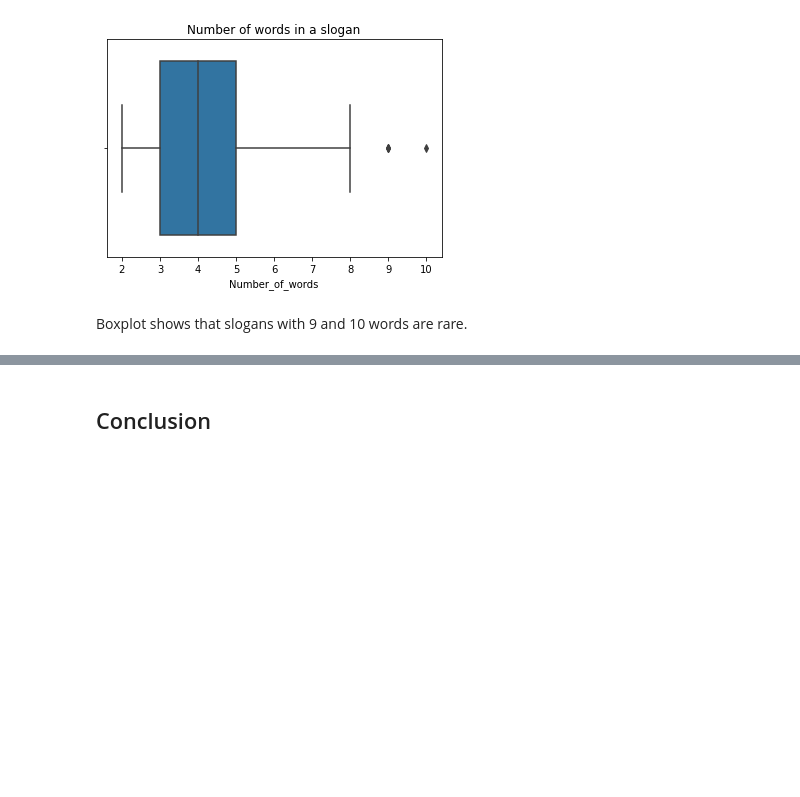
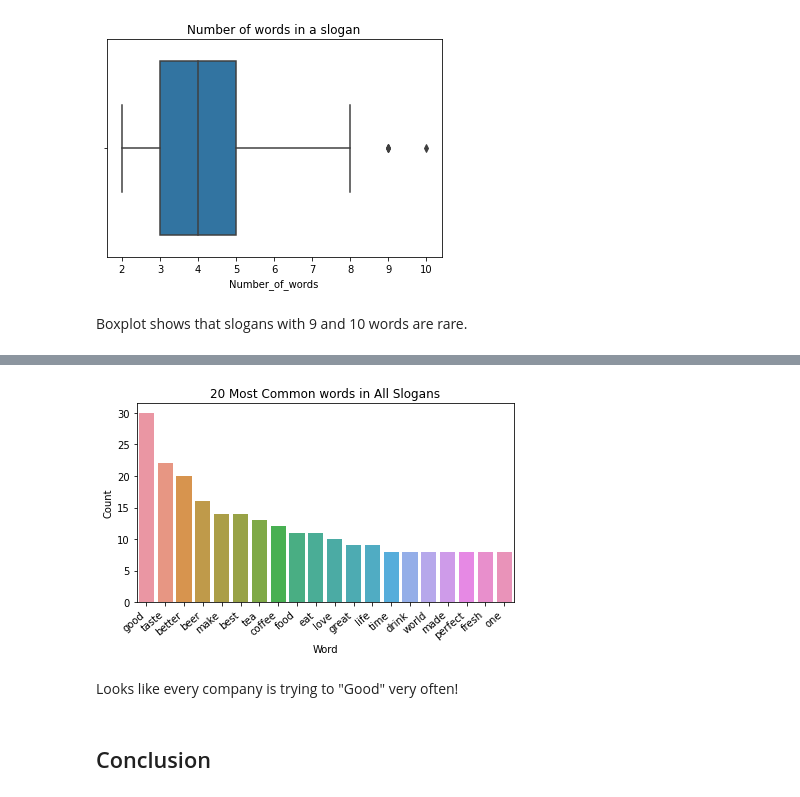
Before and after one commit to BlackCurrantDS/Data-Mining, a Jupyter notebook: starter_slogan_dataset_ffa80249_6.ipynb, the cells around one changed output, grey strips where cells are left out. Drawn from its saved outputs; the diff is of its cells as text; code cells hidden in the pictures; blank space fills up the shorter version.

```diff
--- a/starter_slogan_dataset_ffa80249_6.ipynb
+++ b/starter_slogan_dataset_ffa80249_6.ipynb
@@ -198,0 +223,30 @@ Let's see some common words in a slogan. This can be tricky because slogans are
+# %%
+#updating stop word list
+#stopwords = stopwords.union(set(['the','it','a'])) #not updating it as of now
+
+
+#get all the slogans
+raw = df['Slogan'].values
+
+wordcount = {}
+
+for word in str(raw).lower().split():
+    word = word.replace(".","")
+    word = word.replace(",","")
+    word = word.replace("'","")
+    word = word.replace(":","")
+    word = word.replace("\"","")
+    word = word.replace("!","")
+    word = word.replace("â€œ","")
+    word = word.replace("â€˜","")
+    word = word.replace("*","")
+    if word not in stopwords:
+        if word not in wordcount:
+            wordcount[word] = 1
+        else:
+            wordcount[word] += 1
+# %%
+# Print 30 most common word
+word_counter = collections.Counter(wordcount)
+for word, count in word_counter.most_common(30):
+    print(word, ": ", count)
@@ -199,2 +271,15 @@ Let's see some common words in a slogan. This can be tricky because slogans are
+# %%
+#plottting 20 most commons
+lst = word_counter.most_common(20)
+df_word_count = pd.DataFrame(lst, columns = ['Word', 'Count'])
+ax = sns.barplot(x="Word", y="Count", data=df_word_count)
+ax.set_xticklabels(ax.get_xticklabels(), rotation=40, ha="right")
+ax.set_title('20 Most Common words in All Slogans')
+plt.tight_layout()
+plt.show()
+# %% [output]
+[figure, added]
+# %% [markdown]
+Looks like every company is trying to "Good" very often!
 # %% [markdown]
 ## Conclusion
```
Also changed, not shown: parts of 6 cells of this notebook.
